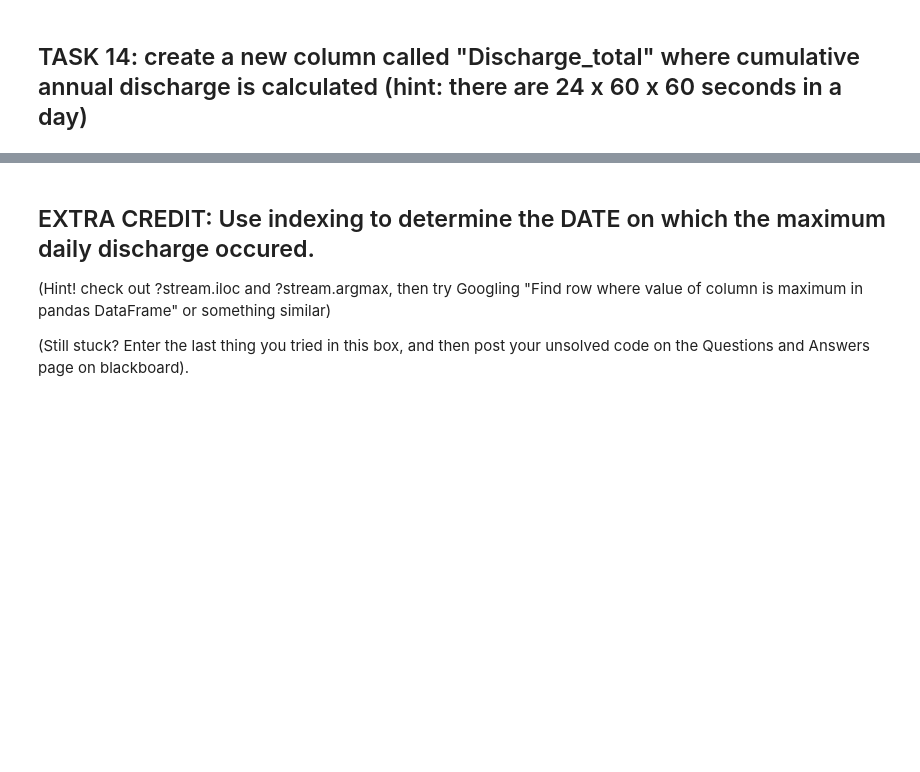
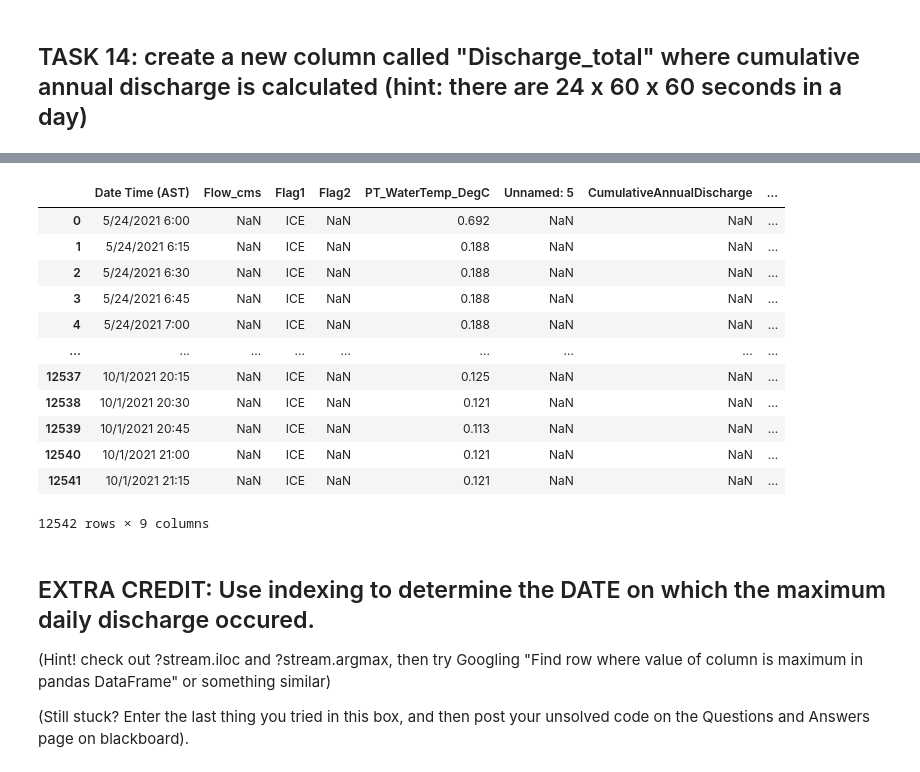
Before and after one commit to Best-BViriyaroj/WaterDig, a Jupyter notebook: CodeSprints/Python101.ipynb, the cells around one changed output, grey strips where cells are left out. Saved outputs shown, nothing was run; the diff lists cells and outputs as text; code cells hidden in the pictures; blank space fills up the shorter version.

```diff
--- a/CodeSprints/Python101.ipynb
+++ b/CodeSprints/Python101.ipynb
@@ -691,3 +836,19 @@ print(min_dis, max_dis, mean_dis)
+# %%
+stream
+# %% [output]
+|  | Date Time (AST) | Flow_cms | Flag1 | Flag2 | PT_WaterTemp_DegC | Unnamed: 5 | CumulativeAnnualDischarge | ... |
+| 0 | 5/24/2021 6:00 | NaN | ICE | NaN | 0.692 | NaN | NaN | ... |
+| 1 | 5/24/2021 6:15 | NaN | ICE | NaN | 0.188 | NaN | NaN | ... |
+| 2 | 5/24/2021 6:30 | NaN | ICE | NaN | 0.188 | NaN | NaN | ... |
+| 3 | 5/24/2021 6:45 | NaN | ICE | NaN | 0.188 | NaN | NaN | ... |
+| 4 | 5/24/2021 7:00 | NaN | ICE | NaN | 0.188 | NaN | NaN | ... |
+| ... | ... | ... | ... | ... | ... | ... | ... | ... |
+| 12537 | 10/1/2021 20:15 | NaN | ICE | NaN | 0.125 | NaN | NaN | ... |
+| 12538 | 10/1/2021 20:30 | NaN | ICE | NaN | 0.121 | NaN | NaN | ... |
+| 12539 | 10/1/2021 20:45 | NaN | ICE | NaN | 0.113 | NaN | NaN | ... |
+| 12540 | 10/1/2021 21:00 | NaN | ICE | NaN | 0.121 | NaN | NaN | ... |
+| 12541 | 10/1/2021 21:15 | NaN | ICE | NaN | 0.121 | NaN | NaN | ... |
+12542 rows × 9 columns
 # %% [markdown]
 ## EXTRA CREDIT: Use indexing to determine the DATE on which the maximum daily discharge occured.
 (Hint! check out ?stream.iloc and ?stream.argmax, then try Googling "Find row where value of column is maximum in pandas DataFrame" or something similar)
```
Also changed, not shown: parts of 16 cells of this notebook, 1 other file.
